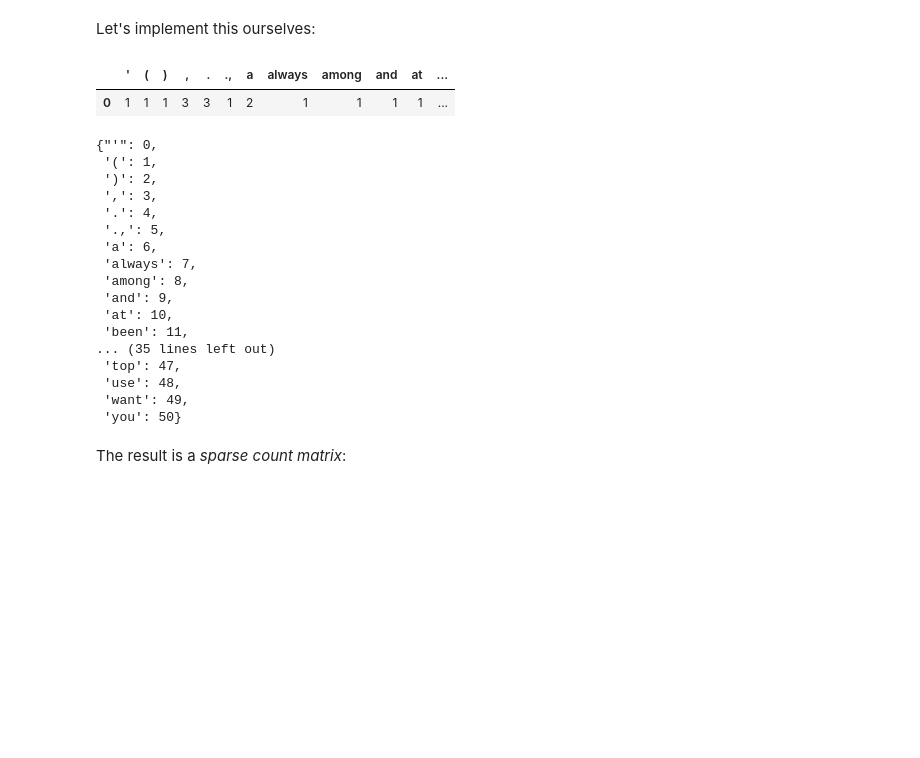
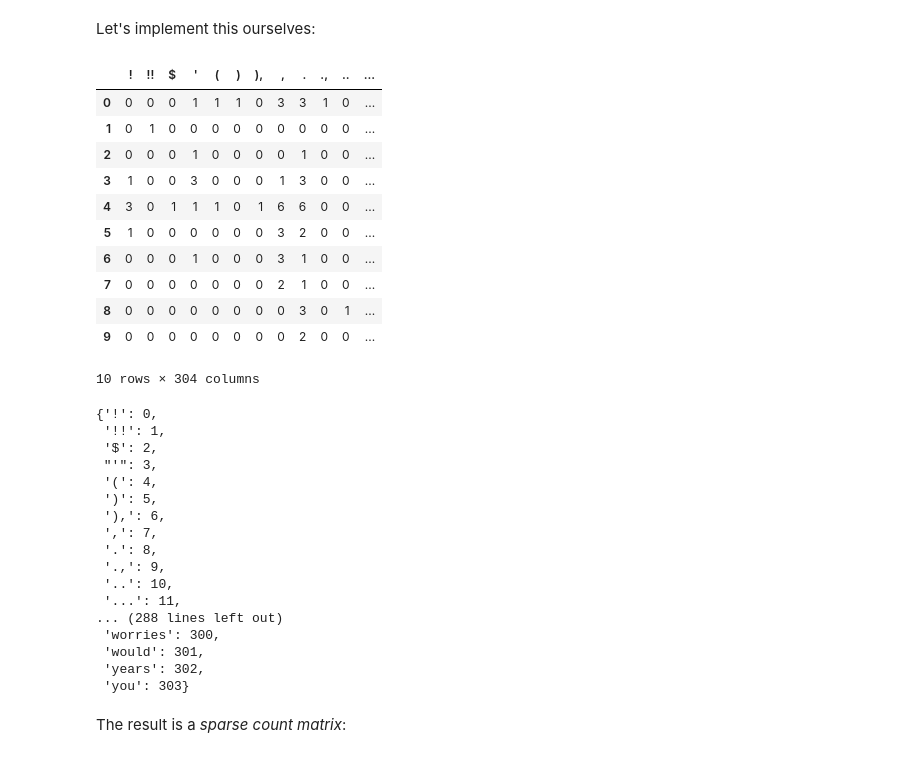
Before and after one commit to AzzaAbdelGhani/Natural_Language_Processing, a Jupyter notebook: Labs/2_Representations.ipynb, the cells around one changed output. Drawn from its saved outputs; the diff is of its cells as text; code cells hidden in the pictures; blank space fills up the shorter version.

```diff
--- a/Labs/2_Representations.ipynb
+++ b/Labs/2_Representations.ipynb
@@ -54,26 +158,36 @@ CountVectorizer(analyzer='word', binary=False, decode_error='strict',
 Let's implement this ourselves:
 # %%
 import numpy as np
-num_docs = 1
+num_docs = 10
 
 # collect all word types (= vocabulary)
 vocabulary = set()
 for document in documents[:num_docs]:
     tokens = document.lower().split()
     vocabulary = vocabulary.union(set(tokens))
-vocabulary = sorted(vocabulary)
+vocabulary = sorted(vocabulary) #alphabiticaly
 
 # create a data matrix with #docs-by-#features dimensions
 X = np.zeros((num_docs, len(vocabulary)))
 
 # fill that matrix with sweet counts
 for d, document in enumerate(documents[:num_docs]):
     tokens = document.lower().split()
     for i, feature in enumerate(vocabulary):
         X[d, i] = tokens.count(feature)
 
 # show the result as a DataFrame
 pd.DataFrame(data=X, columns=vocabulary, dtype=int)
 # %% [output]
-|  | ' | ( | ) | , | . | ., | a | always | among | and | at | ... |
-| 0 | 1 | 1 | 1 | 3 | 3 | 1 | 2 | 1 | 1 | 1 | 1 | ... |
+|  | ! | !! | $ | ' | ( | ) | ), | , | . | ., | .. | ... |
+| 0 | 0 | 0 | 0 | 1 | 1 | 1 | 0 | 3 | 3 | 1 | 0 | ... |
+| 1 | 0 | 1 | 0 | 0 | 0 | 0 | 0 | 0 | 0 | 0 | 0 | ... |
+| 2 | 0 | 0 | 0 | 1 | 0 | 0 | 0 | 0 | 1 | 0 | 0 | ... |
+| 3 | 1 | 0 | 0 | 3 | 0 | 0 | 0 | 1 | 3 | 0 | 0 | ... |
+| 4 | 3 | 0 | 1 | 1 | 1 | 0 | 1 | 6 | 6 | 0 | 0 | ... |
+| 5 | 1 | 0 | 0 | 0 | 0 | 0 | 0 | 3 | 2 | 0 | 0 | ... |
+| 6 | 0 | 0 | 0 | 1 | 0 | 0 | 0 | 3 | 1 | 0 | 0 | ... |
+| 7 | 0 | 0 | 0 | 0 | 0 | 0 | 0 | 2 | 1 | 0 | 0 | ... |
+| 8 | 0 | 0 | 0 | 0 | 0 | 0 | 0 | 0 | 3 | 0 | 1 | ... |
+| 9 | 0 | 0 | 0 | 0 | 0 | 0 | 0 | 0 | 2 | 0 | 0 | ... |
+10 rows × 304 columns
@@ -81,23 +197,23 @@ pd.DataFrame(data=X, columns=vocabulary, dtype=int)
 vocabulary_ = {word: position for position, word in enumerate(vocabulary)}
 vocabulary_
 # %% [output]
-{"'": 0,
- '(': 1,
- ')': 2,
- ',': 3,
- '.': 4,
- '.,': 5,
- 'a': 6,
- 'always': 7,
- 'among': 8,
- 'and': 9,
- 'at': 10,
- 'been': 11,
-... (35 lines left out)
- 'top': 47,
- 'use': 48,
- 'want': 49,
- 'you': 50}
+{'!': 0,
+ '!!': 1,
+ '$': 2,
+ "'": 3,
+ '(': 4,
+ ')': 5,
+ '),': 6,
+ ',': 7,
+ '.': 8,
+ '.,': 9,
+ '..': 10,
+ '...': 11,
+... (288 lines left out)
+ 'worries': 300,
+ 'would': 301,
+ 'years': 302,
+ 'you': 303}
 # %% [markdown]
 The result is a *sparse count matrix*:
 # %%
```
Also changed, not shown: parts of 54 cells of this notebook.
